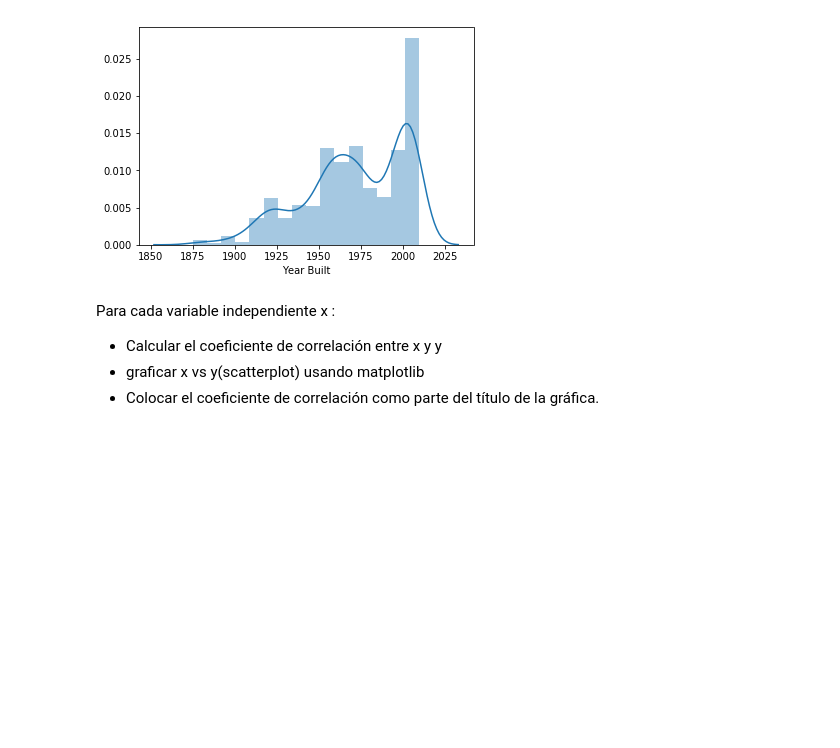
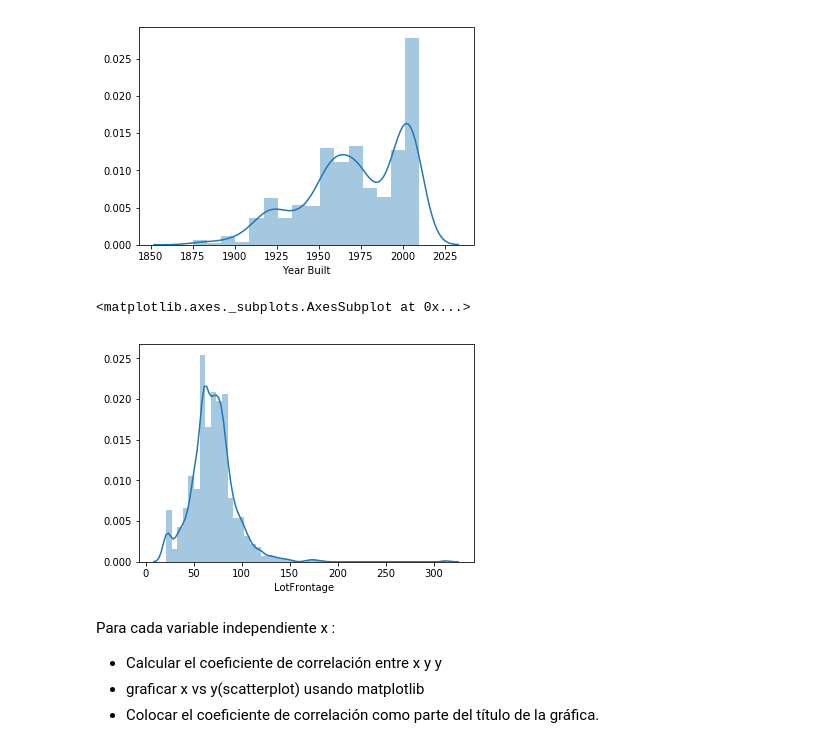
Before and after one commit to bragonya/Python, a Jupyter notebook: Proyecto/Proyecto_Data_Science_Python.ipynb, the cells around one changed output. Drawn from its saved outputs; the diff is of its cells as text; code cells hidden in the pictures; blank space fills up the shorter version.

```diff
--- a/Proyecto/Proyecto_Data_Science_Python.ipynb
+++ b/Proyecto/Proyecto_Data_Science_Python.ipynb
@@ -118,6 +118,11 @@ sns.distplot(datatrain[:,4],axlabel ="Year Built")
 # %% [output]
 <matplotlib.axes._subplots.AxesSubplot at 0x...>
 [figure]
+# %%
+sns.distplot(datatrain[:,5][~np.isnan(datatrain[:,5])],axlabel ="LotFrontage ")
+# %% [output]
+<matplotlib.axes._subplots.AxesSubplot at 0x...>
+[figure, added]
 # %% [markdown]
 Para cada variable independiente x :
 * Calcular el coeficiente de correlación entre x y y
```
Also changed, not shown: parts of 2 cells of this notebook.
